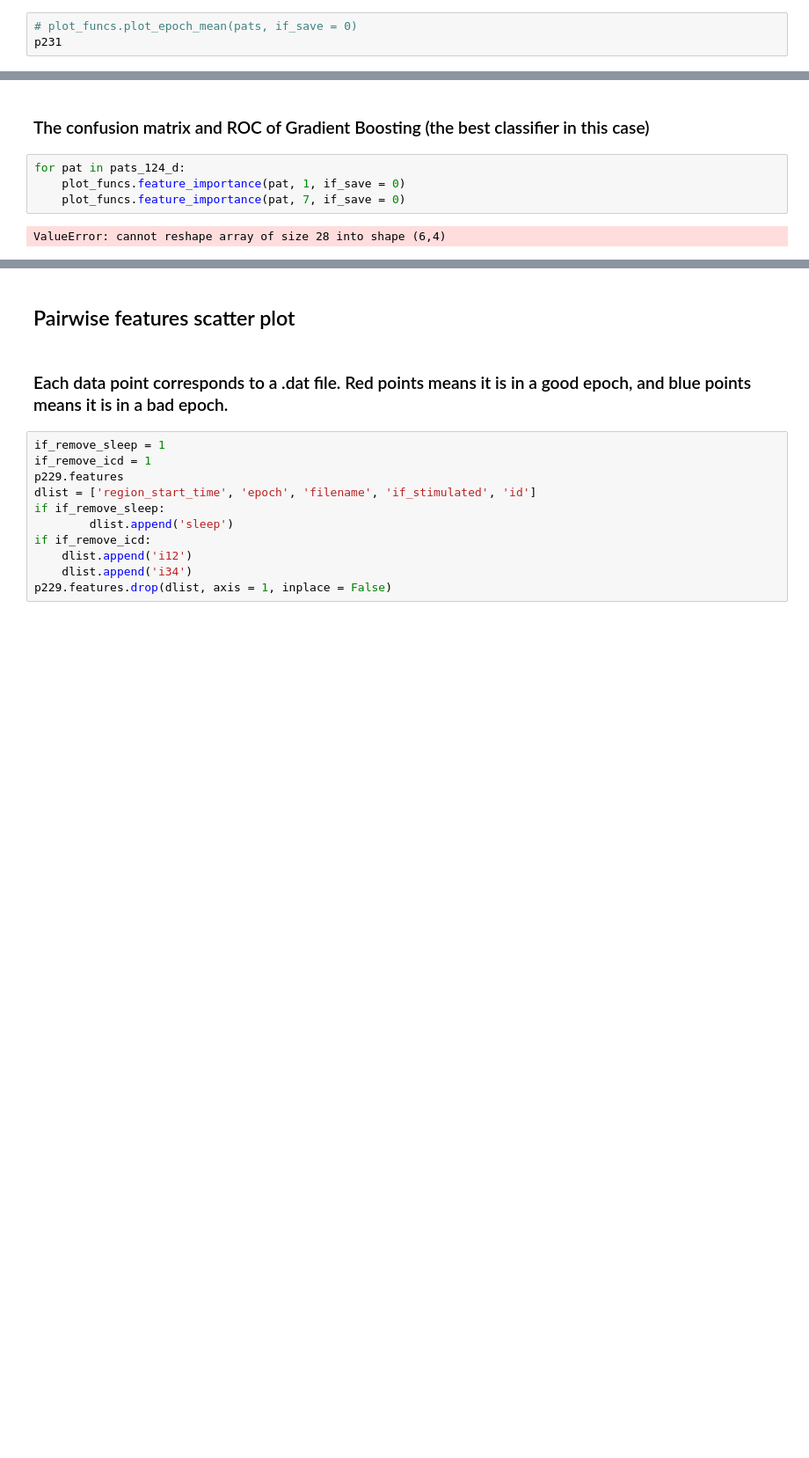
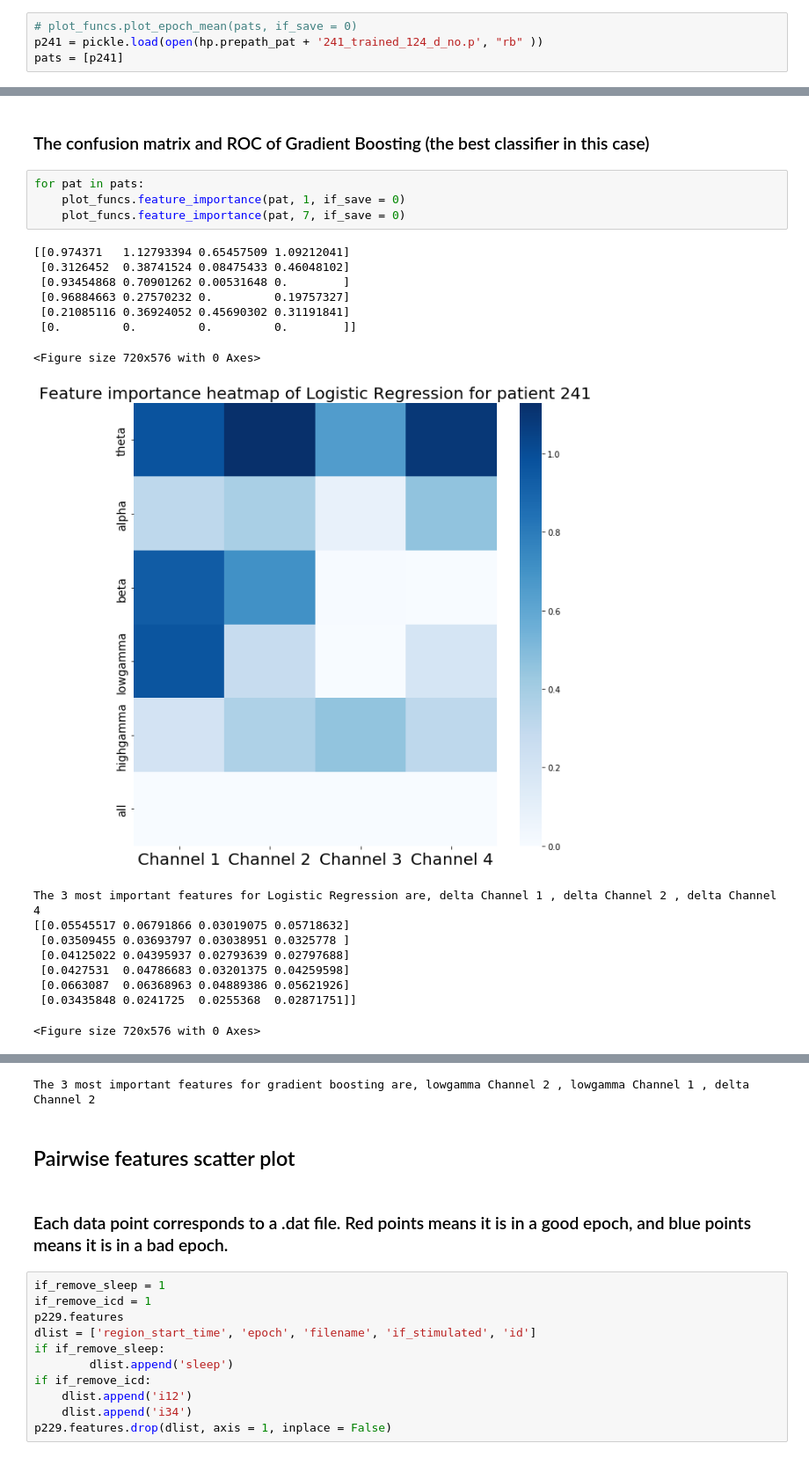
Before and after one commit to sdot08/Optimization-of-Responsive-Neurostimulation-RNS-Therapy-through-Data-Mining-Approaches, a Jupyter notebook: src/ML results.ipynb, the cells around one changed output, grey strips where cells are left out. Shown at 88% size. Saved outputs shown, nothing was run; the diff lists cells and outputs as text; blank space fills up the shorter version.

```diff
--- a/src/ML results.ipynb
+++ b/src/ML results.ipynb
@@ -79,4 +79,5 @@ p229_124_d_no = pickle.load(open(hp.prepath_pat + '229_trained_124_d_no.p', "rb"
 pats_124_d_no = [p231_124_d_no, p222_1_124_d_no, p222_2_124_d_no, p229_124_d_no]
 # %%
 # plot_funcs.plot_epoch_mean(pats, if_save = 0)
-p231
+p241 = pickle.load(open(hp.prepath_pat + '241_trained_124_d_no.p', "rb" ))
+pats = [p241]
@@ -108,8 +106,23 @@ TypeError: render_mpl_table() missing 1 required positional argument: 'pat'
 # %% [markdown]
 ### The confusion matrix and ROC of Gradient Boosting (the best classifier in this case)
 # %%
-for pat in pats_124_d:
+for pat in pats:
     plot_funcs.feature_importance(pat, 1, if_save = 0)
     plot_funcs.feature_importance(pat, 7, if_save = 0)
 # %% [output]
-ValueError: cannot reshape array of size 28 into shape (6,4)
+[[0.974371   1.12793394 0.65457509 1.09212041]
+ [0.3126452  0.38741524 0.08475433 0.46048102]
+ [0.93454868 0.70901262 0.00531648 0.        ]
+ [0.96884663 0.27570232 0.         0.19757327]
+ [0.21085116 0.36924052 0.45690302 0.31191841]
+ [0.         0.         0.         0.        ]]
+<Figure size 720x576 with 0 Axes>
+[figure, added]
+The 3 most important features for Logistic Regression are, delta Channel 1 , delta Channel 2 , delta Channel 4
+[[0.05545517 0.06791866 0.03019075 0.05718632]
+ [0.03509455 0.03693797 0.03038951 0.0325778 ]
+ [0.04125022 0.04395937 0.02793639 0.02797688]
+ [0.0427531  0.04786683 0.03201375 0.04259598]
+ [0.0663087  0.06368963 0.04889386 0.05621926]
+ [0.03435848 0.0241725  0.0255368  0.02871751]]
+<Figure size 720x576 with 0 Axes>
@@ -116,3 +130,4 @@ ValueError: cannot reshape array of size 28 into shape (6,4)
+The 3 most important features for gradient boosting are, lowgamma Channel 2 , lowgamma Channel 1 , delta Channel 2
 # %% [markdown]
 ## Pairwise features scatter plot
 # %% [markdown]
```
Also changed, not shown: parts of 3 cells of this notebook, 4 other files.
